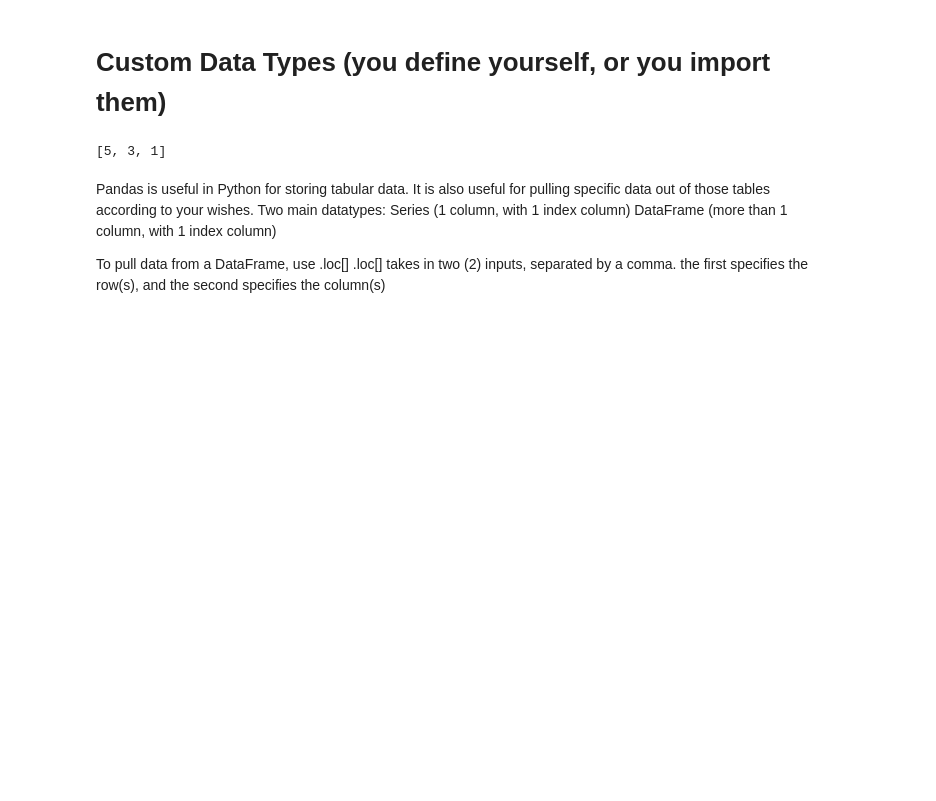
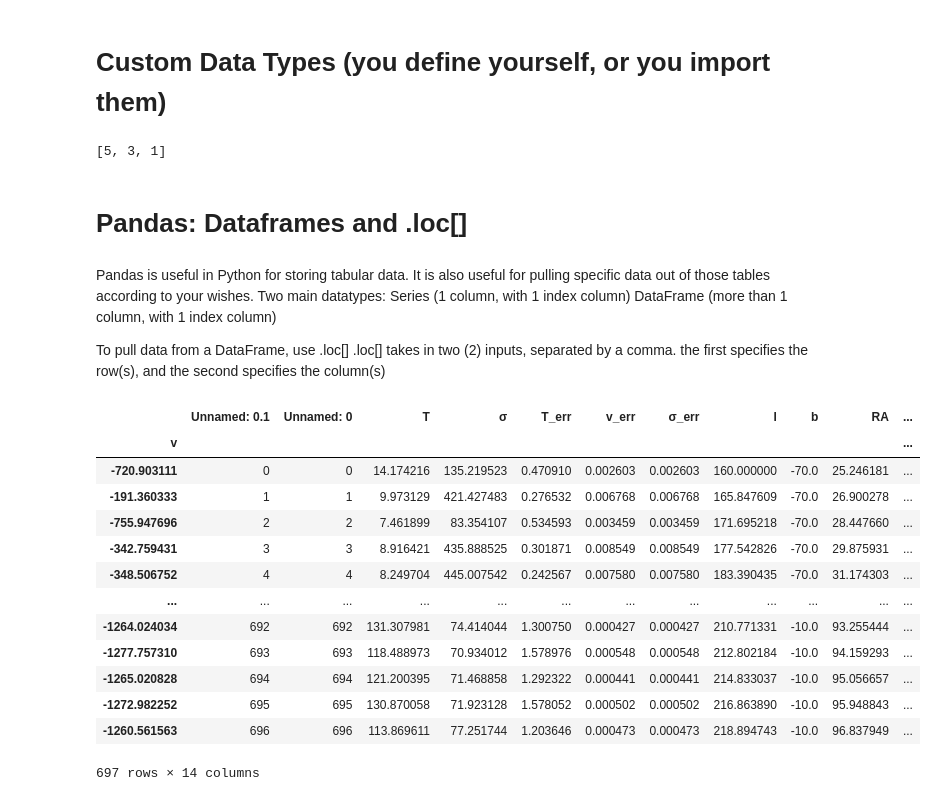
Before and after one commit to nolanylee/astro121lab, a Jupyter notebook: tutorials/Julia Quals Prep; Dataframes and Subplots for dummies ???.ipynb, the cells around one changed output. Cells and saved outputs as stored; diff of their text form; code cells hidden in the pictures; blank space fills up the shorter version.

```diff
--- a/tutorials/Julia Quals Prep; Dataframes and Subplots for dummies ???.ipynb
+++ b/tutorials/Julia Quals Prep; Dataframes and Subplots for dummies ???.ipynb
@@ -28,6 +44,8 @@ my_array = np.array(my_list) #numpy arrays exist because they're compiled in C r
 my_list[::-1] #the colon : means 'everything'
 # %% [output]
 [5, 3, 1]
+# %% [markdown]
+# Pandas: Dataframes and .loc[]
 # %% [markdown]
 Pandas is useful in Python for storing tabular data. It is also useful for pulling specific data out of those tables according to your wishes.
 Two main datatypes:
@@ -36,3 +54,20 @@ DataFrame (more than 1 column, with 1 index column)
 
 To pull data from a DataFrame, use .loc[]
 .loc[] takes in two (2) inputs, separated by a comma. the first specifies the row(s), and the second specifies the column(s)
+# %%
+df.loc[ , ]
+# %% [output]
+|  | Unnamed: 0.1 | Unnamed: 0 | T | σ | T_err | v_err | σ_err | l | b | RA | ... |
+| v |  |  |  |  |  |  |  |  |  |  | ... |
+| -720.903111 | 0 | 0 | 14.174216 | 135.219523 | 0.470910 | 0.002603 | 0.002603 | 160.000000 | -70.0 | 25.246181 | ... |
+| -191.360333 | 1 | 1 | 9.973129 | 421.427483 | 0.276532 | 0.006768 | 0.006768 | 165.847609 | -70.0 | 26.900278 | ... |
+| -755.947696 | 2 | 2 | 7.461899 | 83.354107 | 0.534593 | 0.003459 | 0.003459 | 171.695218 | -70.0 | 28.447660 | ... |
+| -342.759431 | 3 | 3 | 8.916421 | 435.888525 | 0.301871 | 0.008549 | 0.008549 | 177.542826 | -70.0 | 29.875931 | ... |
+| -348.506752 | 4 | 4 | 8.249704 | 445.007542 | 0.242567 | 0.007580 | 0.007580 | 183.390435 | -70.0 | 31.174303 | ... |
+| ... | ... | ... | ... | ... | ... | ... | ... | ... | ... | ... | ... |
+| -1264.024034 | 692 | 692 | 131.307981 | 74.414044 | 1.300750 | 0.000427 | 0.000427 | 210.771331 | -10.0 | 93.255444 | ... |
+| -1277.757310 | 693 | 693 | 118.488973 | 70.934012 | 1.578976 | 0.000548 | 0.000548 | 212.802184 | -10.0 | 94.159293 | ... |
+| -1265.020828 | 694 | 694 | 121.200395 | 71.468858 | 1.292322 | 0.000441 | 0.000441 | 214.833037 | -10.0 | 95.056657 | ... |
+| -1272.982252 | 695 | 695 | 130.870058 | 71.923128 | 1.578052 | 0.000502 | 0.000502 | 216.863890 | -10.0 | 95.948843 | ... |
+| -1260.561563 | 696 | 696 | 113.869611 | 77.251744 | 1.203646 | 0.000473 | 0.000473 | 218.894743 | -10.0 | 96.837949 | ... |
+697 rows × 14 columns
```
Also changed, not shown: parts of 6 cells of this notebook.
